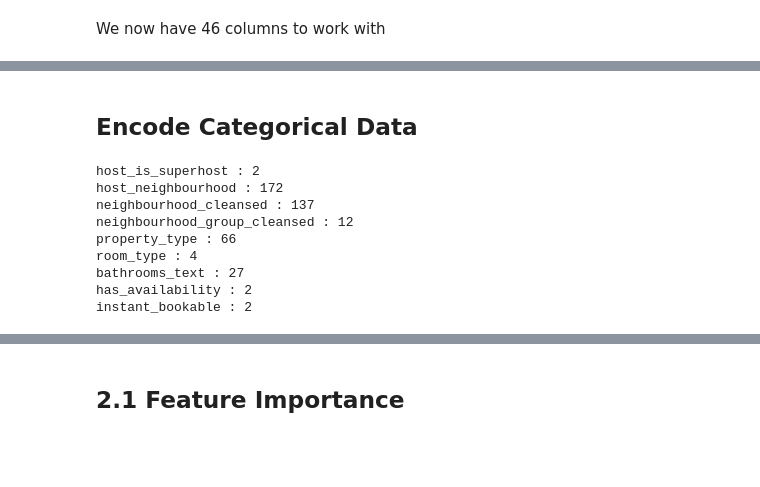
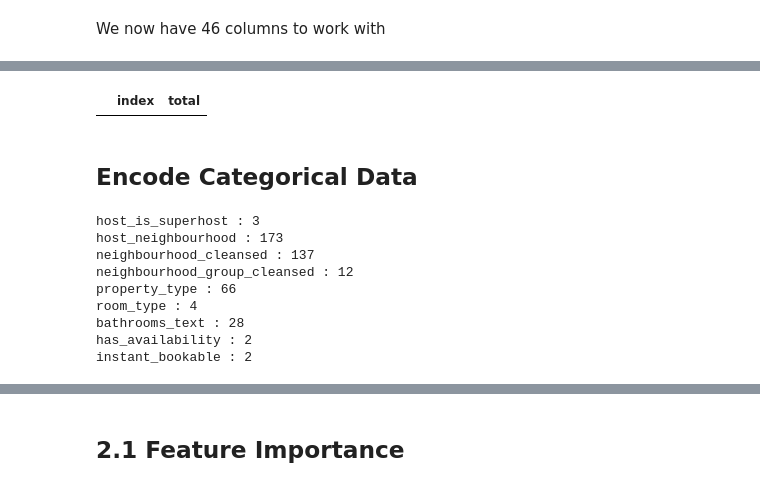
Before and after one commit to wkirui/Airbnb-Price-Prediction, a Jupyter notebook: Airbnb Data Data Processing.ipynb, the cells around one changed output, grey strips where cells are left out. Saved outputs shown, nothing was run; the diff lists cells and outputs as text; code cells hidden in the pictures; blank space fills up the shorter version.

```diff
--- a/Airbnb Data Data Processing.ipynb
+++ b/Airbnb Data Data Processing.ipynb
@@ -504,0 +465,11 @@ reshaped_listings_data_clean.head()
+# %%
+# drop the selected columns
+reshaped_listings_data_clean = reshaped_listings_data.drop(columns_to_drop,axis=1)
+
+
+# let's drop listings without prices
+reshaped_listings_data_clean = reshaped_listings_data_clean[reshaped_listings_data_clean['price']>0]
+
+reshaped_listings_data_clean = reshaped_listings_data_clean.copy()
+print(reshaped_listings_data_clean.shape)
+reshaped_listings_data_clean.head()
@@ -537,20 +546,37 @@ memory usage: 7.2+ MB
+# %%
+# Impute missing values
+# a) integer/float columns
+for col in int_or_float_cols:
+    median_val = round(np.median(reshaped_listings_data_clean[reshaped_listings_data_clean[col].isna()==False][col]),0)
+    reshaped_listings_data_clean[col] = reshaped_listings_data_clean[col].fillna(median_val)
+
+# b) categorical columns
+categorical_cols_list = [x for x in reshaped_listings_data_clean.columns if reshaped_listings_data_clean[x].dtype==object]
+for col in categorical_cols_list:
+    reshaped_listings_data_clean[col] = reshaped_listings_data_clean[col].fillna("unknown")
+# %%
+# check if there are any columns missed
+missing_vals_df = reshaped_listings_data_clean.isnull().sum().rename('total').reset_index().sort_values('total',ascending=False)
+missing_vals_df[missing_vals_df['total']>0]
+# %% [output]
+|  | index | total |
 # %% [markdown]
 ## Encode Categorical Data
 # %%
-# filter columns by data type
+# Let'ts look at the new potential dimension
 categorical_cols = [x for x in reshaped_listings_data_clean.columns if reshaped_listings_data_clean[x].dtype==object]
 
 # check unique values for each category
 for x in categorical_cols:
     print(x,":",reshaped_listings_data_clean[x].nunique())
 # %% [output]
-host_is_superhost : 2
-host_neighbourhood : 172
+host_is_superhost : 3
+host_neighbourhood : 173
 neighbourhood_cleansed : 137
 neighbourhood_group_cleansed : 12
 property_type : 66
 room_type : 4
-bathrooms_text : 27
+bathrooms_text : 28
 has_availability : 2
 instant_bookable : 2
 # %%
```
Also changed, not shown: parts of 25 cells of this notebook.
